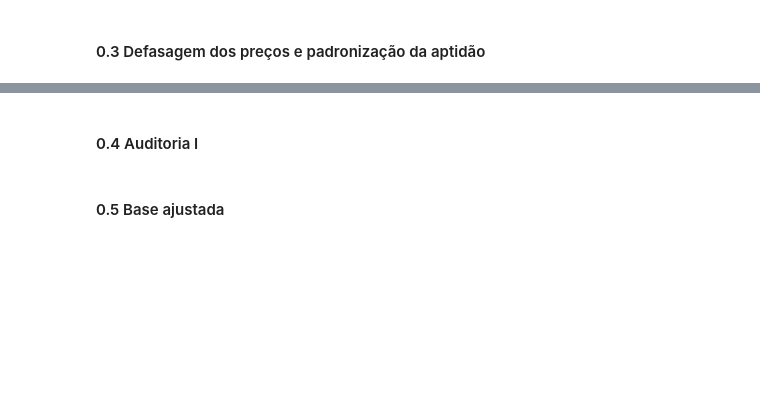
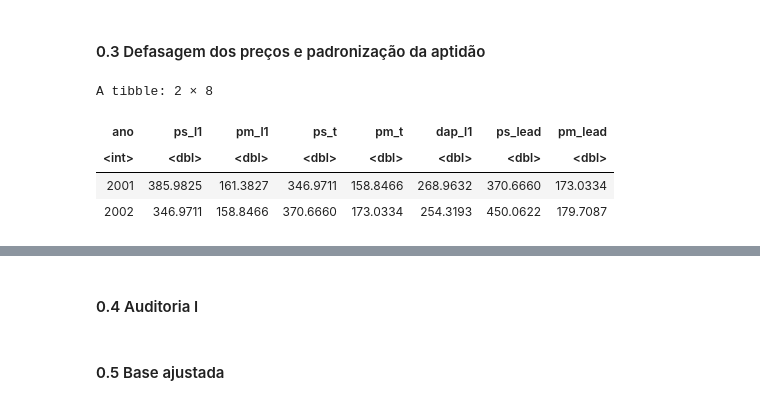
Before and after one commit to fernandovieira1/tese_eco_usp, a Jupyter notebook: 2_INTI/chapters/chap1/stats/2. MODELOS/grupos_h1/2_base_completa_h1_precaria/MODELOS_H1_PREC/modelos_fixos_h1_prec_v5.ipynb, the cells around one changed output, grey strips where cells are left out. Cells and saved outputs as stored; diff of their text form; code cells hidden in the pictures; blank space fills up the shorter version.

```diff
--- a/2_INTI/chapters/chap1/stats/2. MODELOS/grupos_h1/2_base_completa_h1_precaria/MODELOS_H1_PREC/modelos_fixos_h1_prec_v5.ipynb
+++ b/2_INTI/chapters/chap1/stats/2. MODELOS/grupos_h1/2_base_completa_h1_precaria/MODELOS_H1_PREC/modelos_fixos_h1_prec_v5.ipynb
@@ -108,3 +142,11 @@ df2 <- raw_v2 %>% transmute(
 # Organiza a série anual de preços e suas defasagens.
 anos_v2 <- df2 %>% distinct(ano, ps_l1, pm_l1, ps_t, pm_t, dap_l1) %>% arrange(ano) %>%
   mutate(ps_lead = lead(ps_t), pm_lead = lead(pm_t))
+# %%
+head(anos_v2, 2)
+# %% [output]
+A tibble: 2 × 8
+| ano | ps_l1 | pm_l1 | ps_t | pm_t | dap_l1 | ps_lead | pm_lead |
+| <int> | <dbl> | <dbl> | <dbl> | <dbl> | <dbl> | <dbl> | <dbl> |
+| 2001 | 385.9825 | 161.3827 | 346.9711 | 158.8466 | 268.9632 | 370.6660 | 173.0334 |
+| 2002 | 346.9711 | 158.8466 | 370.6660 | 173.0334 | 254.3193 | 450.0622 | 179.7087 |
```
Also changed, not shown: parts of 41 cells of this notebook.
